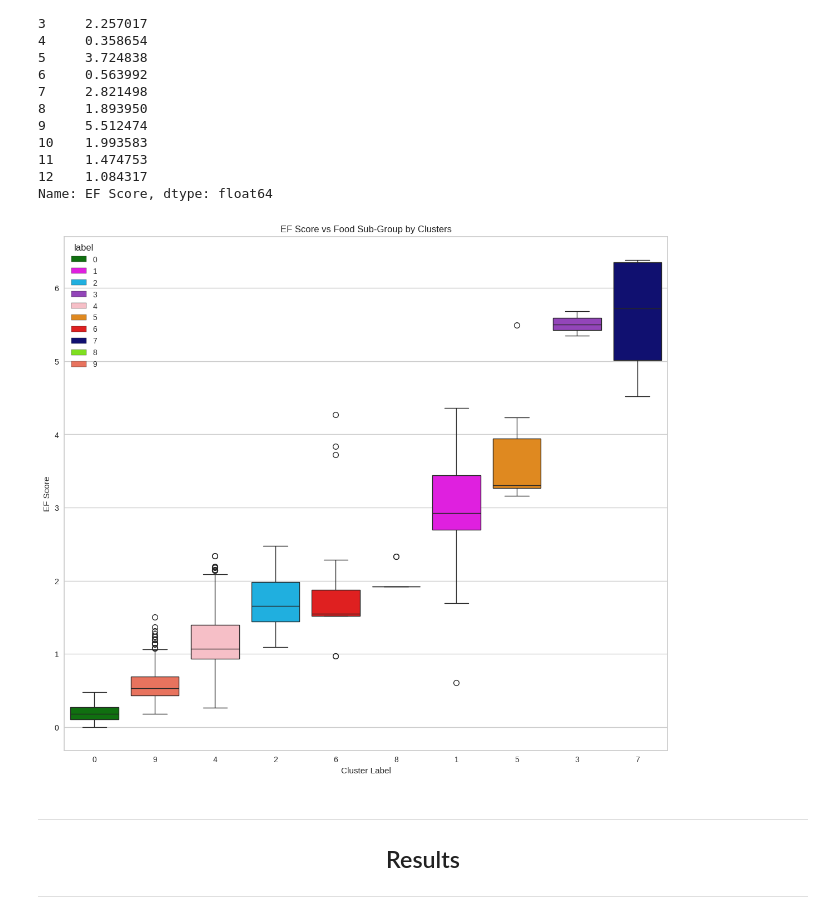
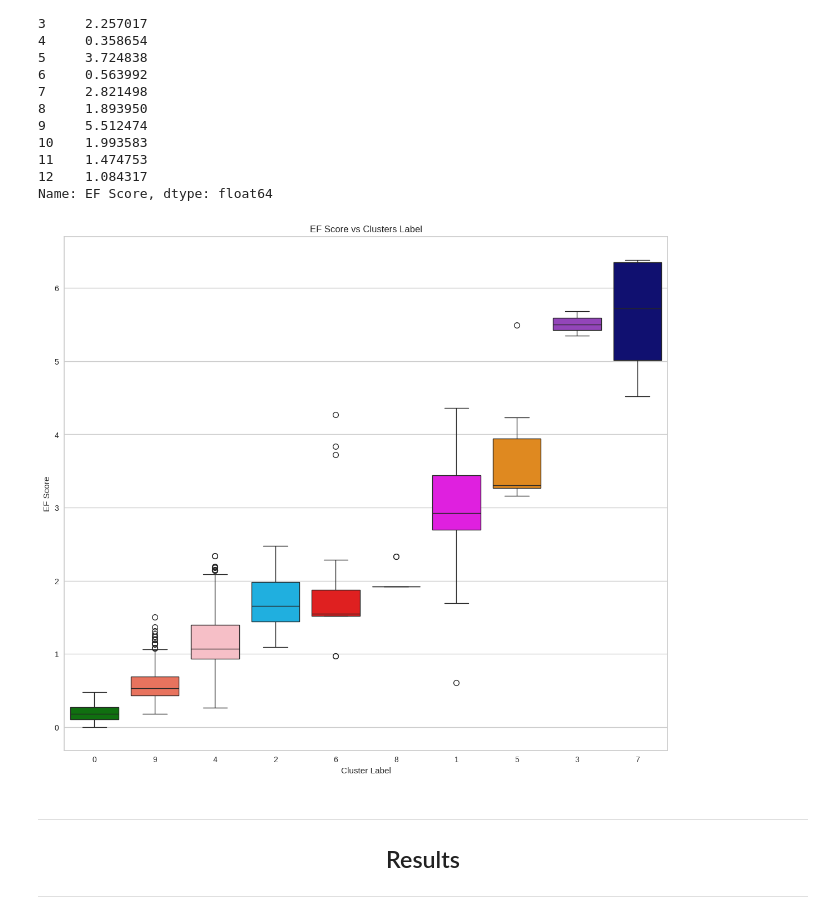
Before and after one commit to ABF-QC/Module2_Project3, a Jupyter notebook: notebook/KMeans.ipynb, the cells around one changed output. Saved outputs shown, nothing was run; the diff lists cells and outputs as text; code cells hidden in the pictures.

```diff
--- a/notebook/KMeans.ipynb
+++ b/notebook/KMeans.ipynb
@@ -704,26 +704,29 @@ Name: EF Score, dtype: float64
 # %%
 # Create figure and adjust size
 plt.figure(figsize=(14,12))
 
 
 sorted_labels = df_o.groupby("label")["EF Score"].mean().sort_values().index
 
 
 
 # Create count plot
-ax = sns.boxplot(df_o, x='label', y='EF Score', order=sorted_labels, legend=True, hue='label', palette=palette)
+ax = sns.boxplot(df_o, x='label', y='EF Score', order=sorted_labels, legend=False, hue='label', palette=palette)
 
 # Add title
-ax.set_title(f'EF Score vs Food Sub-Group by Clusters')
+ax.set_title(f'EF Score vs Clusters Label')
 
 # Add axis labels
 ax.set_xlabel('Cluster Label')
 ax.set_ylabel('EF Score')
 
+# Save plot
+plt.savefig('../graph/Clusters_Kmeans.png')
+
 # Show plot
 plt.show()
 # %% [output]
-[figure, old version]
+[figure, new version]
 # %% [markdown]
 ---
 
```
Also changed, not shown: 7 other files.
